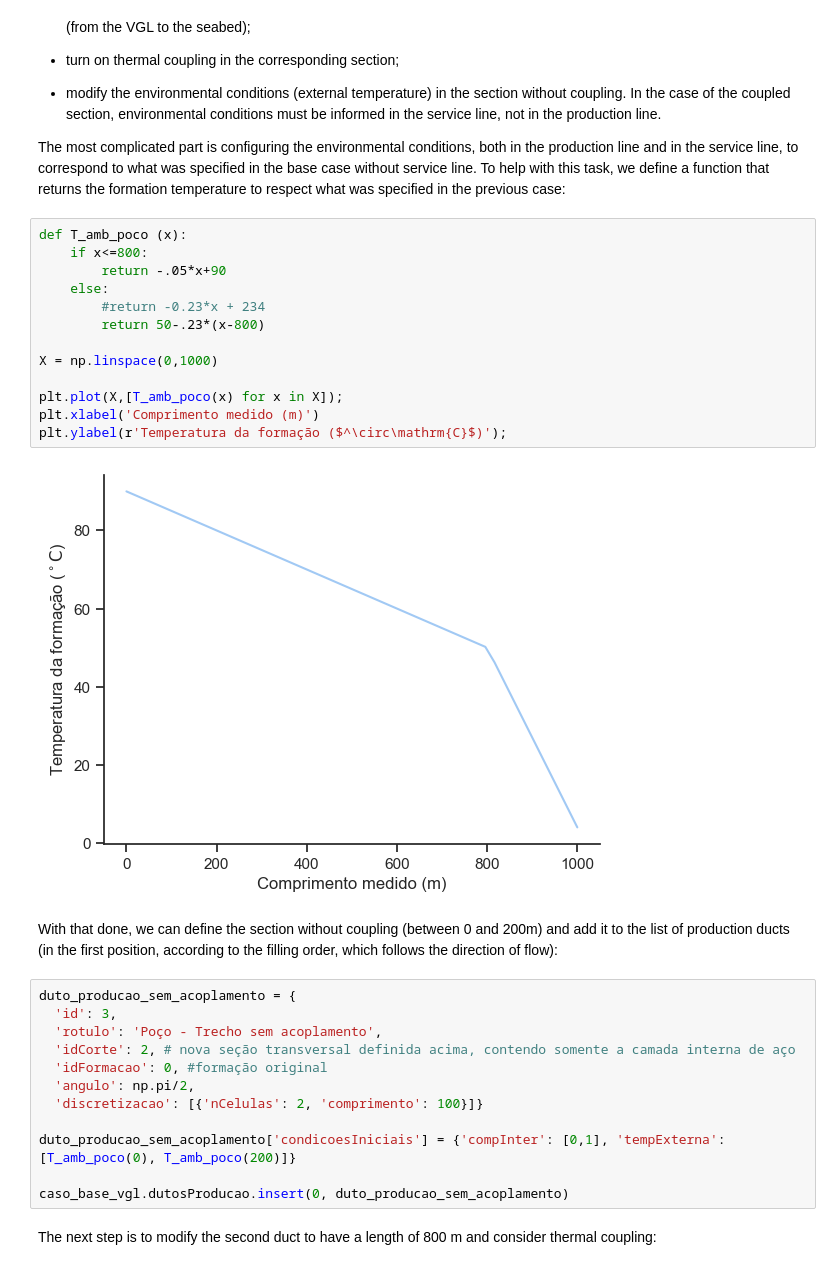
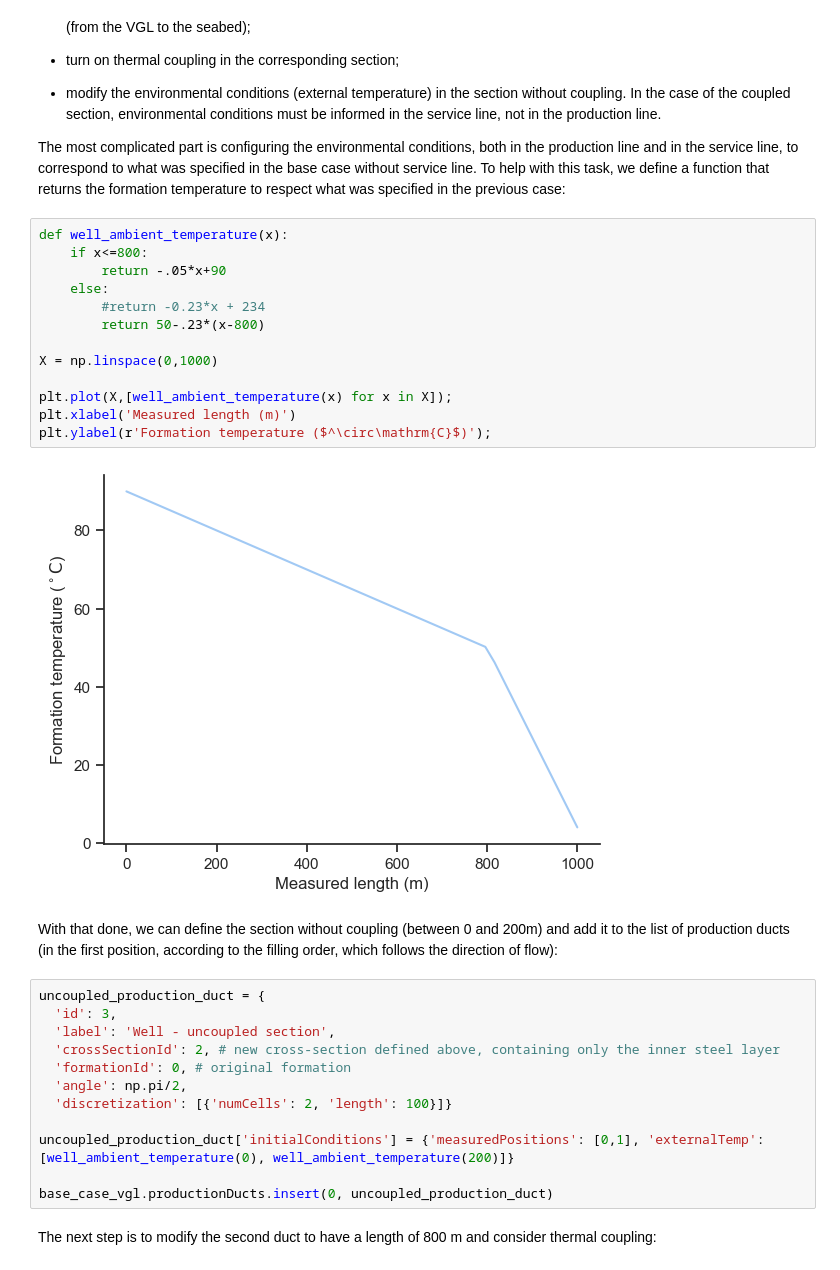
Before and after one commit to pedrorigon/marlim3, a Jupyter notebook: docs/tutoriais/3-gas_lift.ipynb, the cells around one changed output. Cells and saved outputs as stored; diff of their text form.

```diff
--- a/docs/tutoriais/3-gas_lift.ipynb
+++ b/docs/tutoriais/3-gas_lift.ipynb
@@ -225,34 +224,34 @@ What we need to do is:
 
 The most complicated part is configuring the environmental conditions, both in the production line and in the service line, to correspond to what was specified in the base case without service line. To help with this task, we define a function that returns the formation temperature to respect what was specified in the previous case:
 # %%
-def T_amb_poco (x):
+def well_ambient_temperature(x):
     if x<=800:
         return -.05*x+90
     else:
         #return -0.23*x + 234
         return 50-.23*(x-800)
 
 X = np.linspace(0,1000)
 
-plt.plot(X,[T_amb_poco(x) for x in X]);
-plt.xlabel('Comprimento medido (m)')
-plt.ylabel(r'Temperatura da formação ($^\circ\mathrm{C}$)');
+plt.plot(X,[well_ambient_temperature(x) for x in X]);
+plt.xlabel('Measured length (m)')
+plt.ylabel(r'Formation temperature ($^\circ\mathrm{C}$)');
 # %% [output]
-[figure, old version]
+[figure, new version]
 # %% [markdown]
 With that done, we can define the section without coupling (between 0 and 200m) and add it to the list of production ducts (in the first position, according to the filling order, which follows the direction of flow):
 # %%
-duto_producao_sem_acoplamento = {
+uncoupled_production_duct = {
   'id': 3,
-  'rotulo': 'Poço - Trecho sem acoplamento',
-  'idCorte': 2, # nova seção transversal definida acima, contendo somente a camada interna de aço
-  'idFormacao': 0, #formação original
-  'angulo': np.pi/2,
-  'discretizacao': [{'nCelulas': 2, 'comprimento': 100}]}
+  'label': 'Well - uncoupled section',
+  'crossSectionId': 2, # new cross-section defined above, containing only the inner steel layer
+  'formationId': 0, # original formation
+  'angle': np.pi/2,
+  'discretization': [{'numCells': 2, 'length': 100}]}
 
-duto_producao_sem_acoplamento['condicoesIniciais'] = {'compInter': [0,1], 'tempExterna': [T_amb_poco(0), T_amb_poco(200)]}
+uncoupled_production_duct['initialConditions'] = {'measuredPositions': [0,1], 'externalTemp': [well_ambient_temperature(0), well_ambient_temperature(200)]}
 
-caso_base_vgl.dutosProducao.insert(0, duto_producao_sem_acoplamento)
+base_case_vgl.productionDucts.insert(0, uncoupled_production_duct)
 # %% [markdown]
 The next step is to modify the second duct to have a length of 800 m and consider thermal coupling:
 # %%
```
Also changed, not shown: parts of 45 cells of this notebook, 6 other files.
